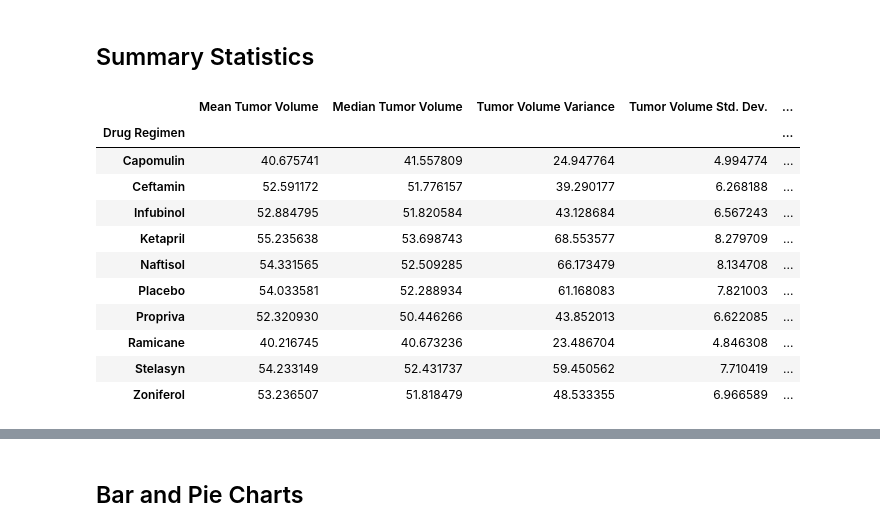
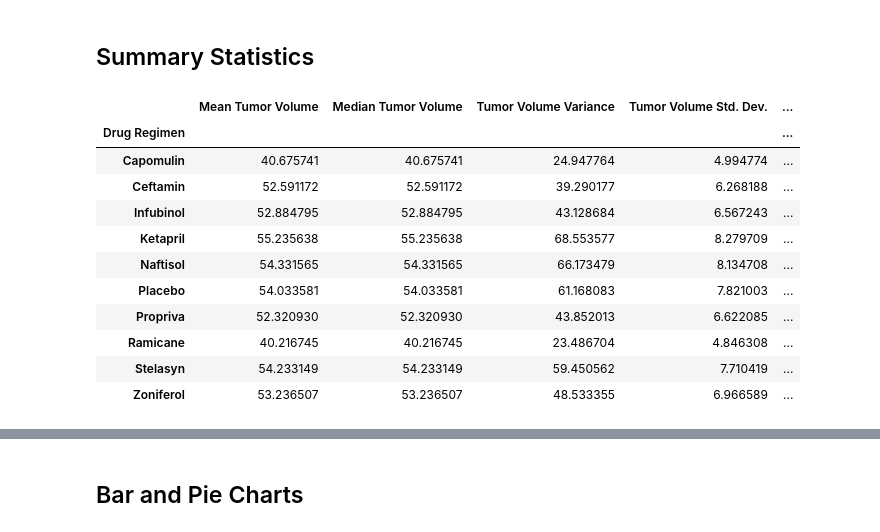
Before and after one commit to UtahPando/Matplotlib-Ch-5-, a Jupyter notebook: pymaceuticals_Solved.ipynb, the cells around one changed output, grey strips where cells are left out. Cells and saved outputs as stored; diff of their text form; code cells hidden in the pictures.

```diff
--- a/pymaceuticals_Solved.ipynb
+++ b/pymaceuticals_Solved.ipynb
@@ -85,23 +93,32 @@ Deduped_results['Mouse ID'].nunique()
 ## Summary Statistics
 # %%
 # Generate a summary statistics table of mean, median, variance, standard deviation, and SEM of the tumor volume for each regimen
+# Use groupby and summary statistical methods to calculate the following properties of each drug regimen:
+Tumor_means = Deduped_results.groupby('Drug Regimen')['Tumor Volume (mm3)'].mean()
+Tumor_medians = Deduped_results.groupby('Drug Regimen')['Tumor Volume (mm3)'].median()
+Tumor_variances = Deduped_results.groupby('Drug Regimen')['Tumor Volume (mm3)'].var()
+Tumor_StDevs = Deduped_results.groupby('Drug Regimen')['Tumor Volume (mm3)'].std()
+Tumor_sems = Deduped_results.groupby('Drug Regimen')['Tumor Volume (mm3)'].sem()
 
-# Use groupby and summary statistical methods to calculate the following properties of each drug regimen:
-# mean, median, variance, standard deviation, and SEM of the tumor volume.
 # Assemble the resulting series into a single summary DataFrame.
+summary_stats = pd.concat([Tumor_means, Tumor_means, Tumor_variances, Tumor_StDevs, Tumor_sems], axis=1)
+
+# mean, median, variance, standard deviation, and SEM of the tumor volume, renamed for better consistency and clarity
+summary_stats.columns = ['Mean Tumor Volume', 'Median Tumor Volume', 'Tumor Volume Variance', 'Tumor Volume Std. Dev.', 'Tumor Volume Std. Err.']
+summary_stats
 # %% [output]
 |  | Mean Tumor Volume | Median Tumor Volume | Tumor Volume Variance | Tumor Volume Std. Dev. | ... |
 | Drug Regimen |  |  |  |  | ... |
-| Capomulin | 40.675741 | 41.557809 | 24.947764 | 4.994774 | ... |
-| Ceftamin | 52.591172 | 51.776157 | 39.290177 | 6.268188 | ... |
-| Infubinol | 52.884795 | 51.820584 | 43.128684 | 6.567243 | ... |
-| Ketapril | 55.235638 | 53.698743 | 68.553577 | 8.279709 | ... |
-| Naftisol | 54.331565 | 52.509285 | 66.173479 | 8.134708 | ... |
-| Placebo | 54.033581 | 52.288934 | 61.168083 | 7.821003 | ... |
-| Propriva | 52.320930 | 50.446266 | 43.852013 | 6.622085 | ... |
-| Ramicane | 40.216745 | 40.673236 | 23.486704 | 4.846308 | ... |
-| Stelasyn | 54.233149 | 52.431737 | 59.450562 | 7.710419 | ... |
-| Zoniferol | 53.236507 | 51.818479 | 48.533355 | 6.966589 | ... |
+| Capomulin | 40.675741 | 40.675741 | 24.947764 | 4.994774 | ... |
+| Ceftamin | 52.591172 | 52.591172 | 39.290177 | 6.268188 | ... |
+| Infubinol | 52.884795 | 52.884795 | 43.128684 | 6.567243 | ... |
+| Ketapril | 55.235638 | 55.235638 | 68.553577 | 8.279709 | ... |
+| Naftisol | 54.331565 | 54.331565 | 66.173479 | 8.134708 | ... |
+| Placebo | 54.033581 | 54.033581 | 61.168083 | 7.821003 | ... |
+| Propriva | 52.320930 | 52.320930 | 43.852013 | 6.622085 | ... |
+| Ramicane | 40.216745 | 40.216745 | 23.486704 | 4.846308 | ... |
+| Stelasyn | 54.233149 | 54.233149 | 59.450562 | 7.710419 | ... |
+| Zoniferol | 53.236507 | 53.236507 | 48.533355 | 6.966589 | ... |
 # %%
 # A more advanced method to generate a summary statistics table of mean, median, variance, standard deviation,
 # and SEM of the tumor volume for each regimen (only one method is required in the solution)
```
Also changed, not shown: parts of 19 cells of this notebook.
